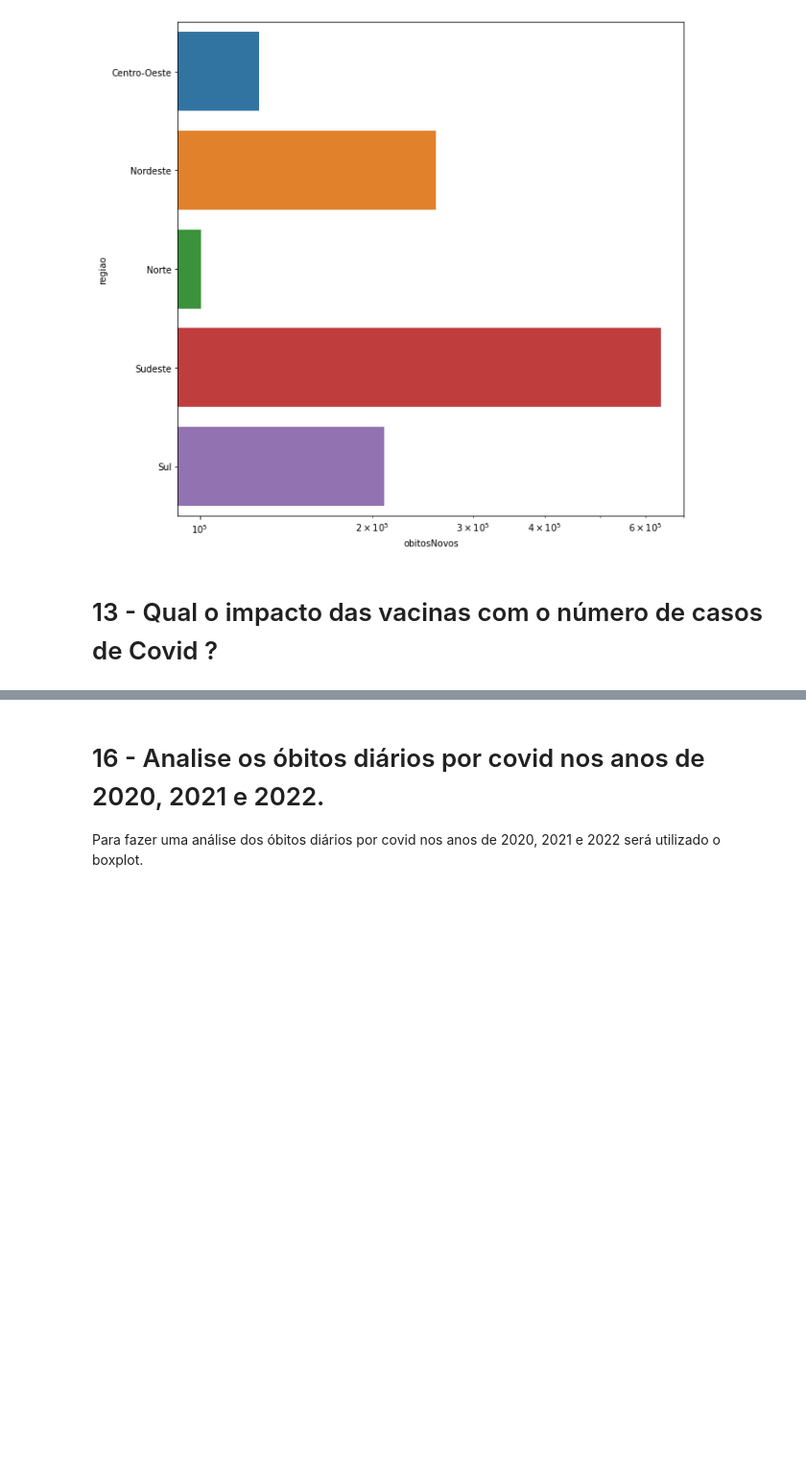
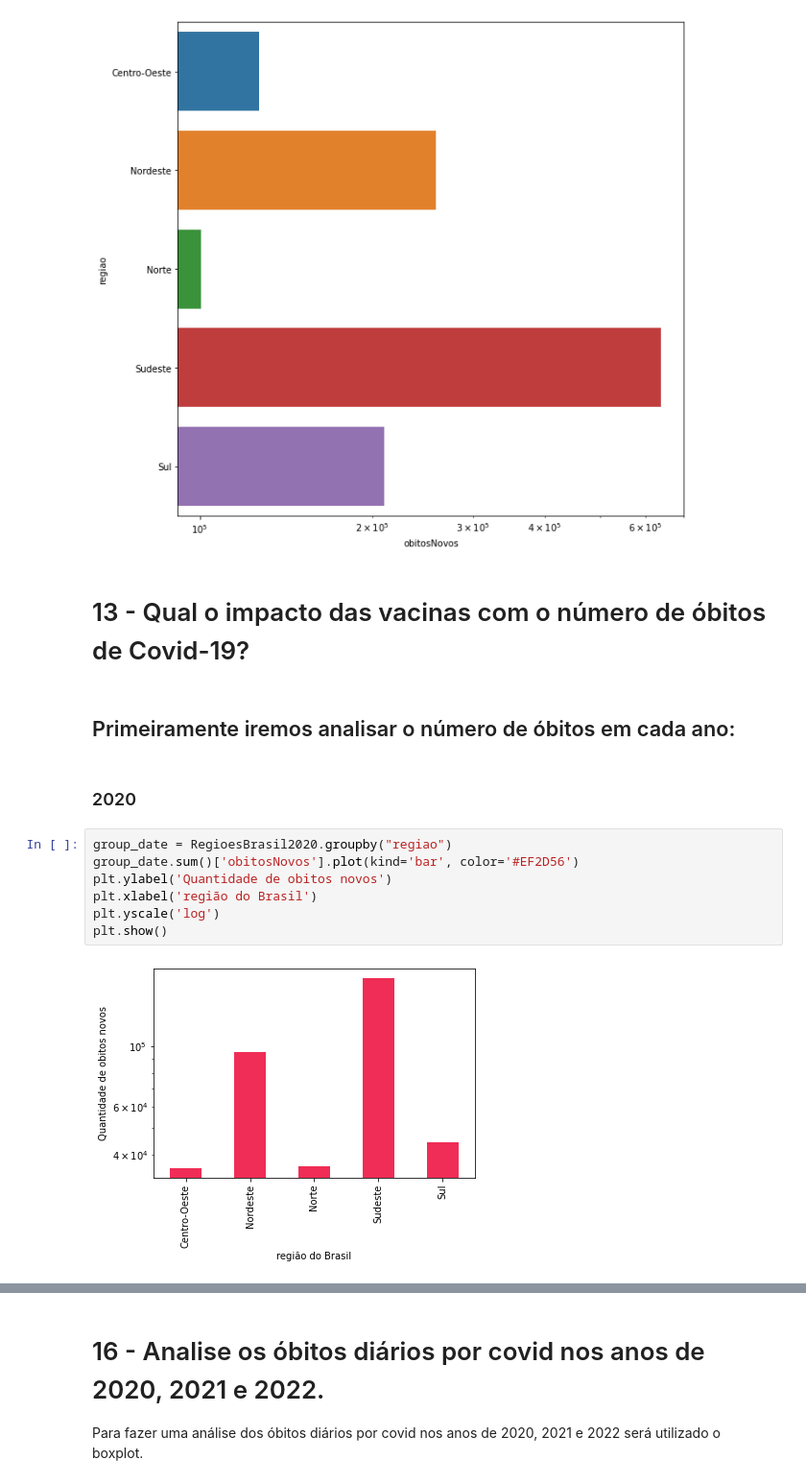
Before and after one commit to GabriellMiranda/TP-Dados-Analise-de-dados-de-covid, a Jupyter notebook: Trabalho_de_Dados.ipynb, the cells around one changed output, grey strips where cells are left out. Shown at 96% size. Saved outputs shown, nothing was run; the diff lists cells and outputs as text; blank space fills up the shorter version.

```diff
--- a/Trabalho_de_Dados.ipynb
+++ b/Trabalho_de_Dados.ipynb
@@ -949,4 +949,17 @@ plt.show()
 # %% [output]
 [figure]
 # %% [markdown]
-# 13 - Qual o impacto das vacinas com o número de casos de Covid ?
+# 13 - Qual o impacto das vacinas com o número de óbitos de Covid-19?
+# %% [markdown]
+## Primeiramente iremos analisar o número de óbitos em cada ano:
+# %% [markdown]
+### 2020
+# %%
+group_date = RegioesBrasil2020.groupby("regiao")
+group_date.sum()['obitosNovos'].plot(kind='bar', color='#EF2D56')
+plt.ylabel('Quantidade de obitos novos')
+plt.xlabel('região do Brasil')
+plt.yscale('log')
+plt.show()
+# %% [output]
+[figure, added]
```
Also changed, not shown: parts of 12 cells of this notebook.
